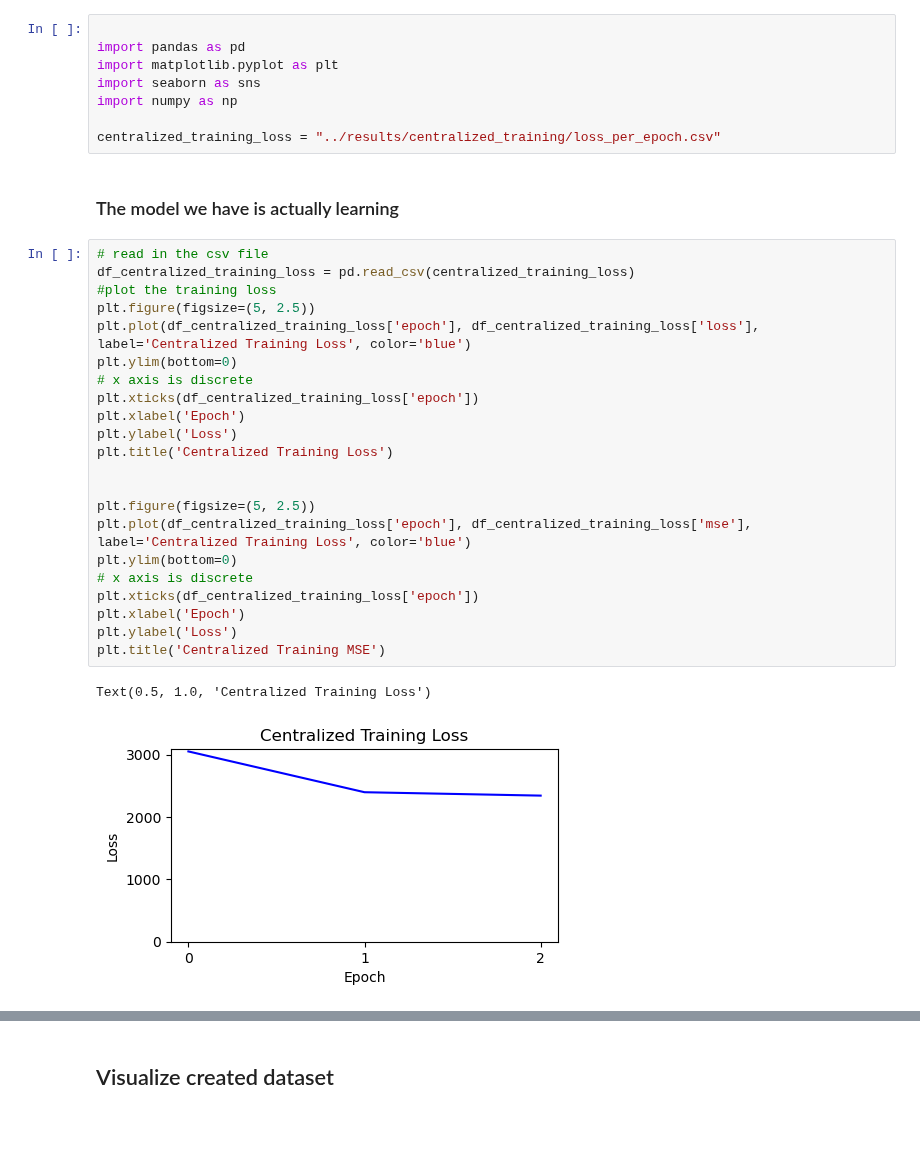
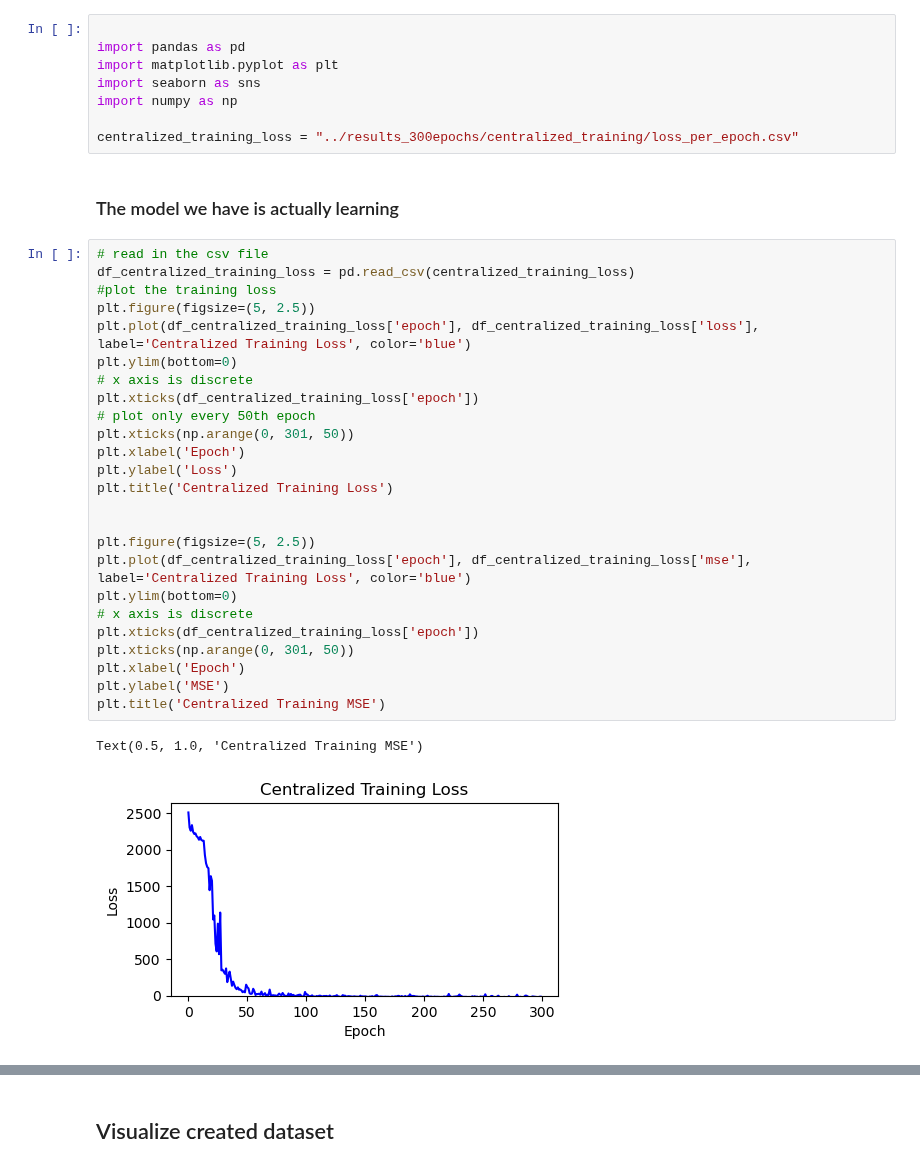
Before and after one commit to luisas/fl4tsf, a Jupyter notebook: analysis/01_baseline_checks.ipynb, the cells around one changed output, grey strips where cells are left out. Saved outputs shown, nothing was run; the diff lists cells and outputs as text; blank space fills up the shorter version.

```diff
--- a/analysis/01_baseline_checks.ipynb
+++ b/analysis/01_baseline_checks.ipynb
@@ -9,31 +9,34 @@ import matplotlib.pyplot as plt
 import seaborn as sns
 import numpy as np
 
-centralized_training_loss = "../results/centralized_training/loss_per_epoch.csv"
+centralized_training_loss = "../results_300epochs/centralized_training/loss_per_epoch.csv"
 # %% [markdown]
 ### The model we have is actually learning
 # %%
 # read in the csv file
 df_centralized_training_loss = pd.read_csv(centralized_training_loss)
 #plot the training loss
 plt.figure(figsize=(5, 2.5))
 plt.plot(df_centralized_training_loss['epoch'], df_centralized_training_loss['loss'], label='Centralized Training Loss', color='blue')
 plt.ylim(bottom=0)
 # x axis is discrete
 plt.xticks(df_centralized_training_loss['epoch'])
+# plot only every 50th epoch
+plt.xticks(np.arange(0, 301, 50))
 plt.xlabel('Epoch')
 plt.ylabel('Loss')
 plt.title('Centralized Training Loss')
 
 
 plt.figure(figsize=(5, 2.5))
 plt.plot(df_centralized_training_loss['epoch'], df_centralized_training_loss['mse'], label='Centralized Training Loss', color='blue')
 plt.ylim(bottom=0)
 # x axis is discrete
 plt.xticks(df_centralized_training_loss['epoch'])
+plt.xticks(np.arange(0, 301, 50))
 plt.xlabel('Epoch')
-plt.ylabel('Loss')
+plt.ylabel('MSE')
 plt.title('Centralized Training MSE')
 # %% [output]
-Text(0.5, 1.0, 'Centralized Training Loss')
+Text(0.5, 1.0, 'Centralized Training MSE')
-[figure, old version]
+[figure, new version]
```
Also changed, not shown: parts of 7 cells of this notebook, 10 other files.
